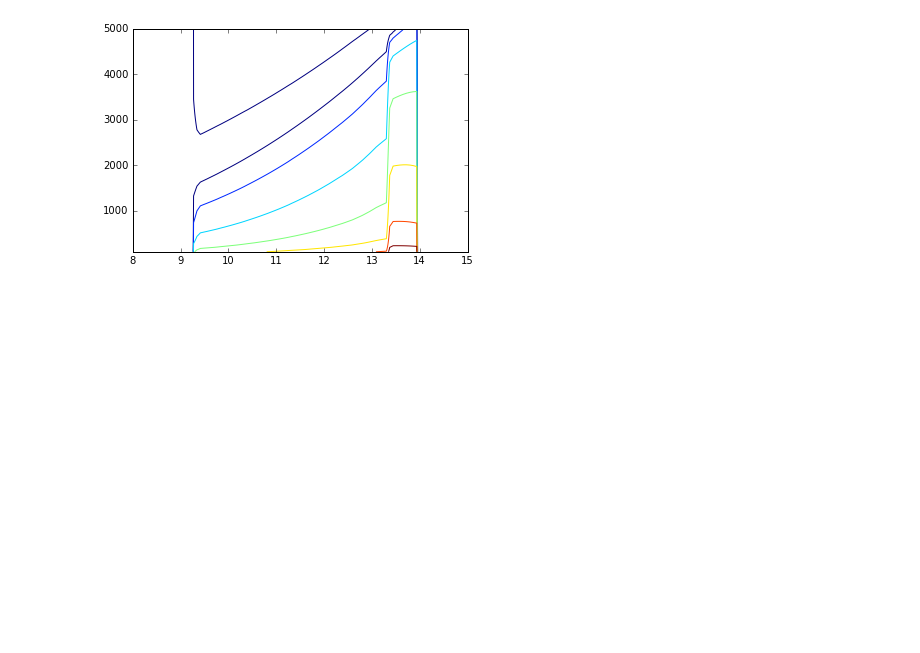
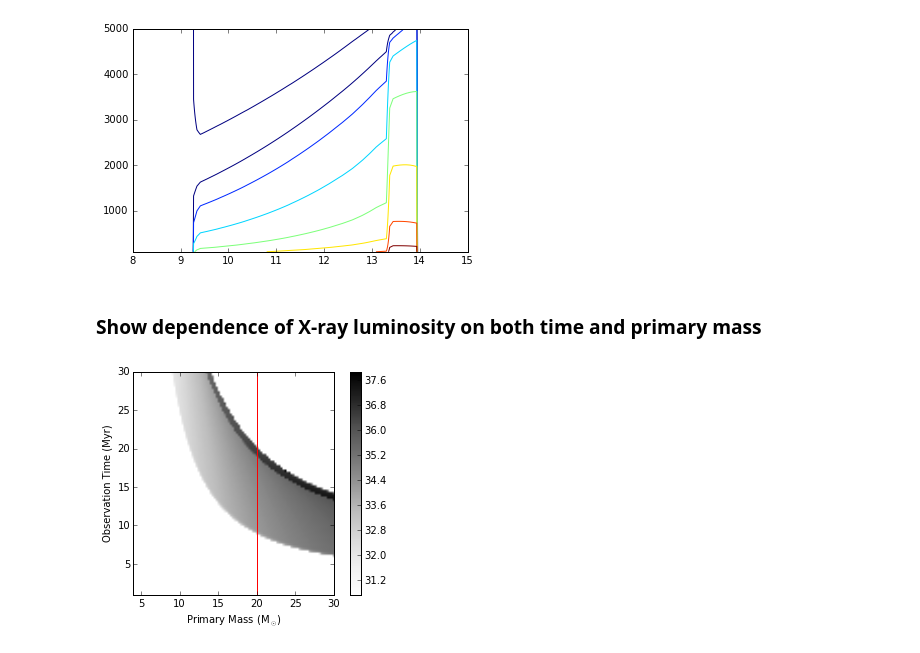
Before and after one commit to astroJeff/XRB, a Jupyter notebook: notebooks/XRB Probability.ipynb, the cells around one changed output. Saved outputs shown, nothing was run; the diff lists cells and outputs as text; code cells hidden in the pictures; blank space fills up the shorter version.

```diff
--- a/notebooks/XRB Probability.ipynb
+++ b/notebooks/XRB Probability.ipynb
@@ -918,3 +925,52 @@ plt.show()
 # %% [output]
 (100, 100) (100, 100) (100, 100)
 [figure]
+# %% [markdown]
+### Show dependence of X-ray luminosity on both time and primary mass
+# %%
+M_1 = np.linspace(4.0, 30.0, 100)
+t = np.linspace(1.0, 30.0, 100)
+M_1_a, t_obs = np.meshgrid(M_1, t)
+M_1_a = M_1_a.flatten()
+t_obs = t_obs.flatten()
+#M_1_a = np.flatten(M_1_a)
+#t_obs = np.flatten(t_obs)
+
+M_2_a = 3.0
+A_a = 100.0
+v_k = 100.0
+theta = np.pi
+phi = 0.0
+
+
+# MT phase
+M_1_b, M_2_b, A_b = func_MT_forward(M_1_a, M_2_a, A_a)
+
+# SN
+A_tmp, v_sys_tmp, e_tmp = func_SN_forward(M_1_b, M_2_b, A_b, v_k, theta, phi)
+
+# XRB
+M_2_tmp, L_x_tmp = func_Lx_forward(M_1_a, M_2_a, M_2_b, A_tmp, t_obs)
+
+L_x_tmp[L_x_tmp < 1.0e30] = 1.0e-99
+
+log_L_x = np.log10(L_x_tmp)
+log_L_x = np.reshape(log_L_x, (100,100))
+
+
+im = plt.imshow(log_L_x, interpolation='bilinear', cmap=cm.Greys,
+                origin='lower', extent=[min(M_1), max(M_1), min(t), max(t)],
+#                origin='lower', extent=[min(t), max(t), min(M_1), max(M_1)],
+                vmax=log_L_x.max(), vmin=min(log_L_x[log_L_x>0.0]))
+#im = ax12.imshow(H, interpolation='nearest', origin='low', cmap = cm.Greys, extent=[0.0, 3.9, 0.0, 0.99], aspect='auto')
+
+plt.colorbar()
+
+plt.axvline(20.0, color='r')
+
+plt.xlabel(r"Primary Mass (M$_{\odot}$)")
+plt.ylabel("Observation Time (Myr)")
+
+plt.show()
+# %% [output]
+[figure, added]
```
Also changed, not shown: parts of 31 cells of this notebook, 2 other files.
